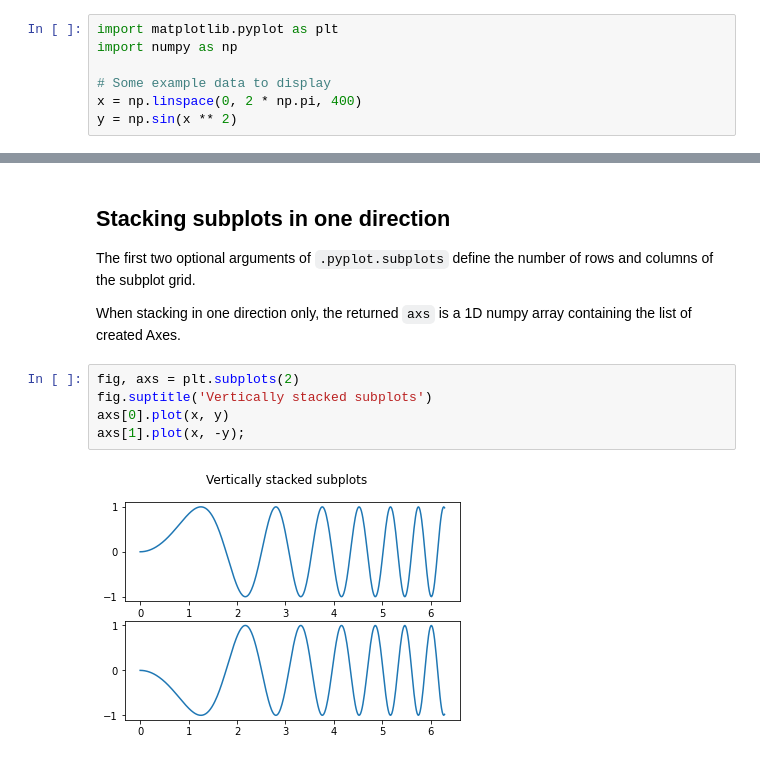
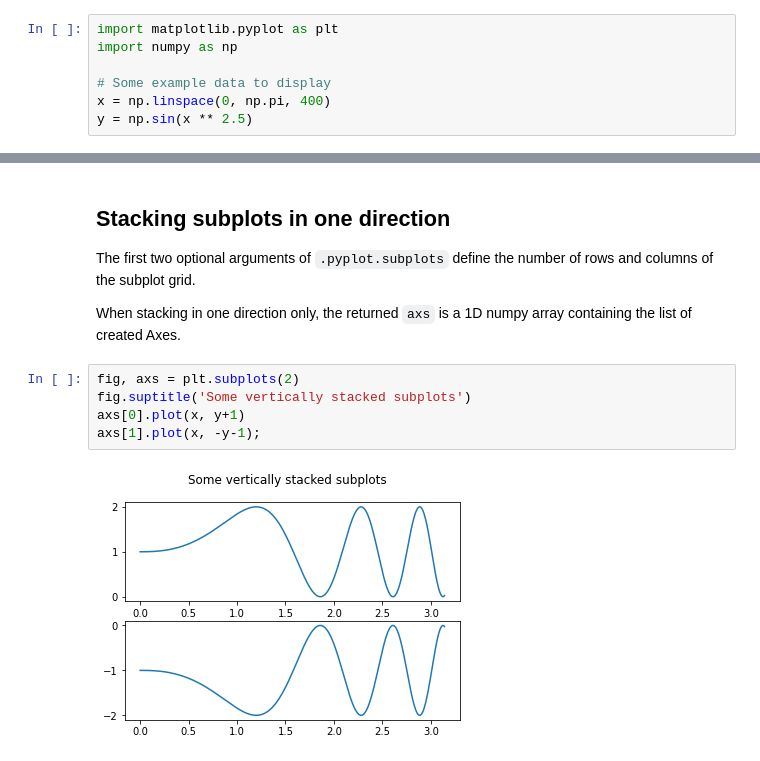
Before and after one commit to rammkripa/nbconflicts-demo, a Jupyter notebook: subplots_demo.ipynb, the cells around one changed output, grey strips where cells are left out. Drawn from its saved outputs; the diff is of its cells as text.

```diff
--- a/subplots_demo.ipynb
+++ b/subplots_demo.ipynb
@@ -13,8 +13,8 @@ import matplotlib.pyplot as plt
 import numpy as np
 
 # Some example data to display
-x = np.linspace(0, 2 * np.pi, 400)
-y = np.sin(x ** 2)
+x = np.linspace(0, np.pi, 400)
+y = np.sin(x ** 2.5)
 # %% [markdown]
 ## A figure with just one subplot
 
@@ -39,8 +41,8 @@ When stacking in one direction only, the returned ``axs`` is a 1D numpy array
 containing the list of created Axes.
 # %%
 fig, axs = plt.subplots(2)
-fig.suptitle('Vertically stacked subplots')
-axs[0].plot(x, y)
-axs[1].plot(x, -y);
+fig.suptitle('Some vertically stacked subplots')
+axs[0].plot(x, y+1)
+axs[1].plot(x, -y-1);
 # %% [output]
-[figure, old version]
+[figure, new version]
```
Also changed, not shown: parts of 2 cells of this notebook.
